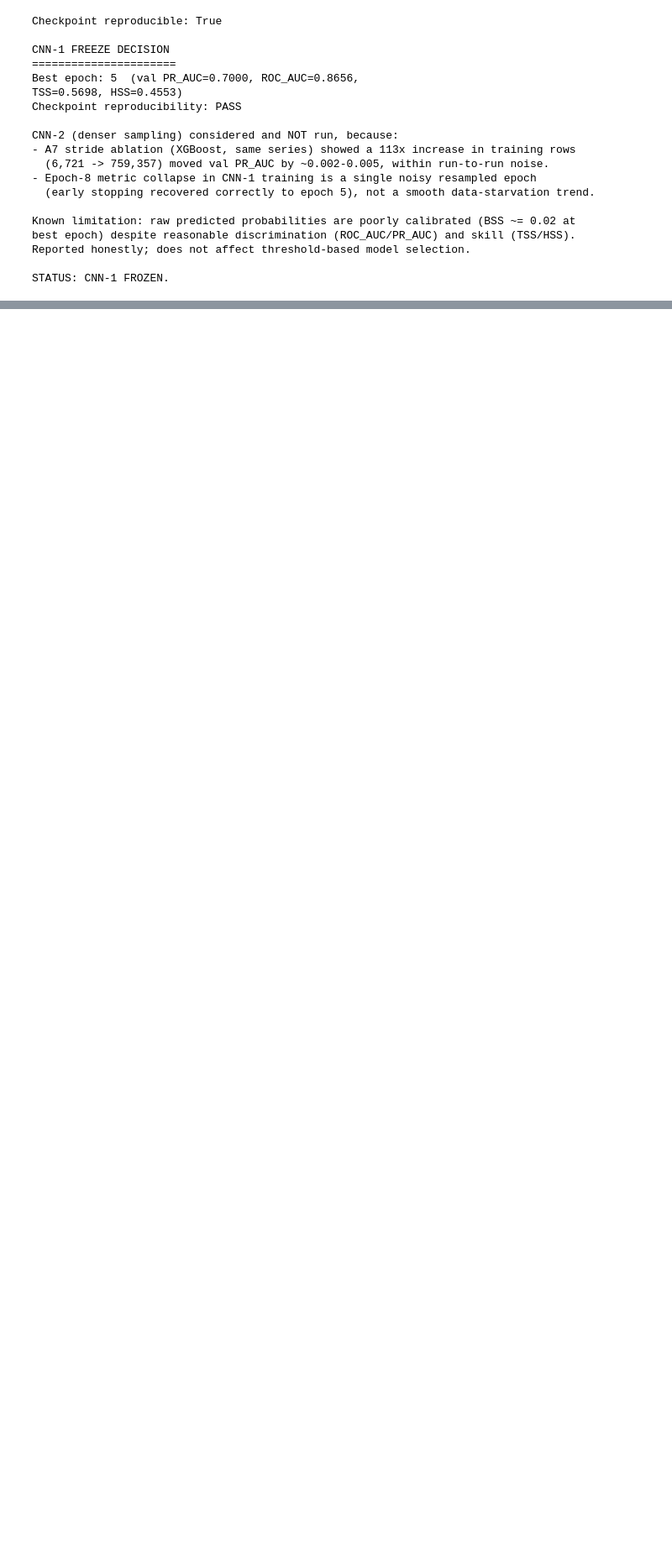
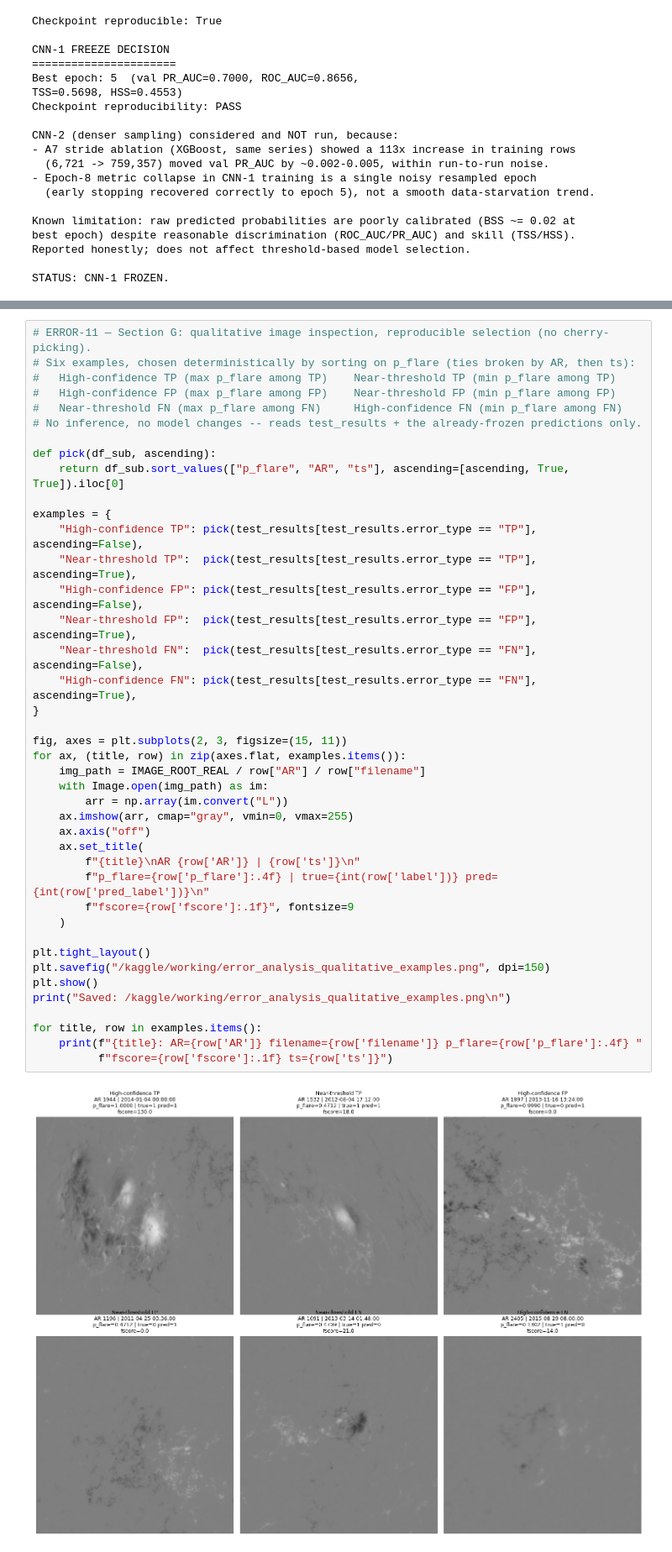
Before and after one commit to EsayasDS/Solar-flare-forecasting, a Jupyter notebook: solar-flare-forecasting.ipynb, the cells around one changed output, grey strips where cells are left out. Shown at 84% size. Cells and saved outputs as stored; diff of their text form; blank space fills up the shorter version.

Commit message:
Update solar flare forecasting notebook

```diff
--- a/solar-flare-forecasting.ipynb
+++ b/solar-flare-forecasting.ipynb
@@ -2158,0 +4447,43 @@ VERDICT: frozen ImageNet features underperform CNN-1 -> frozen transfer learning
+# %%
+# ERROR-11 — Section G: qualitative image inspection, reproducible selection (no cherry-picking).
+# Six examples, chosen deterministically by sorting on p_flare (ties broken by AR, then ts):
+#   High-confidence TP (max p_flare among TP)    Near-threshold TP (min p_flare among TP)
+#   High-confidence FP (max p_flare among FP)    Near-threshold FP (min p_flare among FP)
+#   Near-threshold FN (max p_flare among FN)     High-confidence FN (min p_flare among FN)
+# No inference, no model changes -- reads test_results + the already-frozen predictions only.
+
+def pick(df_sub, ascending):
+    return df_sub.sort_values(["p_flare", "AR", "ts"], ascending=[ascending, True, True]).iloc[0]
+
+examples = {
+    "High-confidence TP": pick(test_results[test_results.error_type == "TP"], ascending=False),
+    "Near-threshold TP":  pick(test_results[test_results.error_type == "TP"], ascending=True),
+    "High-confidence FP": pick(test_results[test_results.error_type == "FP"], ascending=False),
+    "Near-threshold FP":  pick(test_results[test_results.error_type == "FP"], ascending=True),
+    "Near-threshold FN":  pick(test_results[test_results.error_type == "FN"], ascending=False),
+    "High-confidence FN": pick(test_results[test_results.error_type == "FN"], ascending=True),
+}
+
+fig, axes = plt.subplots(2, 3, figsize=(15, 11))
+for ax, (title, row) in zip(axes.flat, examples.items()):
+    img_path = IMAGE_ROOT_REAL / row["AR"] / row["filename"]
+    with Image.open(img_path) as im:
+        arr = np.array(im.convert("L"))
+    ax.imshow(arr, cmap="gray", vmin=0, vmax=255)
+    ax.axis("off")
+    ax.set_title(
+        f"{title}\nAR {row['AR']} | {row['ts']}\n"
+        f"p_flare={row['p_flare']:.4f} | true={int(row['label'])} pred={int(row['pred_label'])}\n"
+        f"fscore={row['fscore']:.1f}", fontsize=9
+    )
+
+plt.tight_layout()
+plt.savefig("/kaggle/working/error_analysis_qualitative_examples.png", dpi=150)
+plt.show()
+print("Saved: /kaggle/working/error_analysis_qualitative_examples.png\n")
+
+for title, row in examples.items():
+    print(f"{title}: AR={row['AR']} filename={row['filename']} p_flare={row['p_flare']:.4f} "
+          f"fscore={row['fscore']:.1f} ts={row['ts']}")
+# %% [output]
+[figure, added]
```
Also changed, not shown: parts of 41 cells of this notebook.
